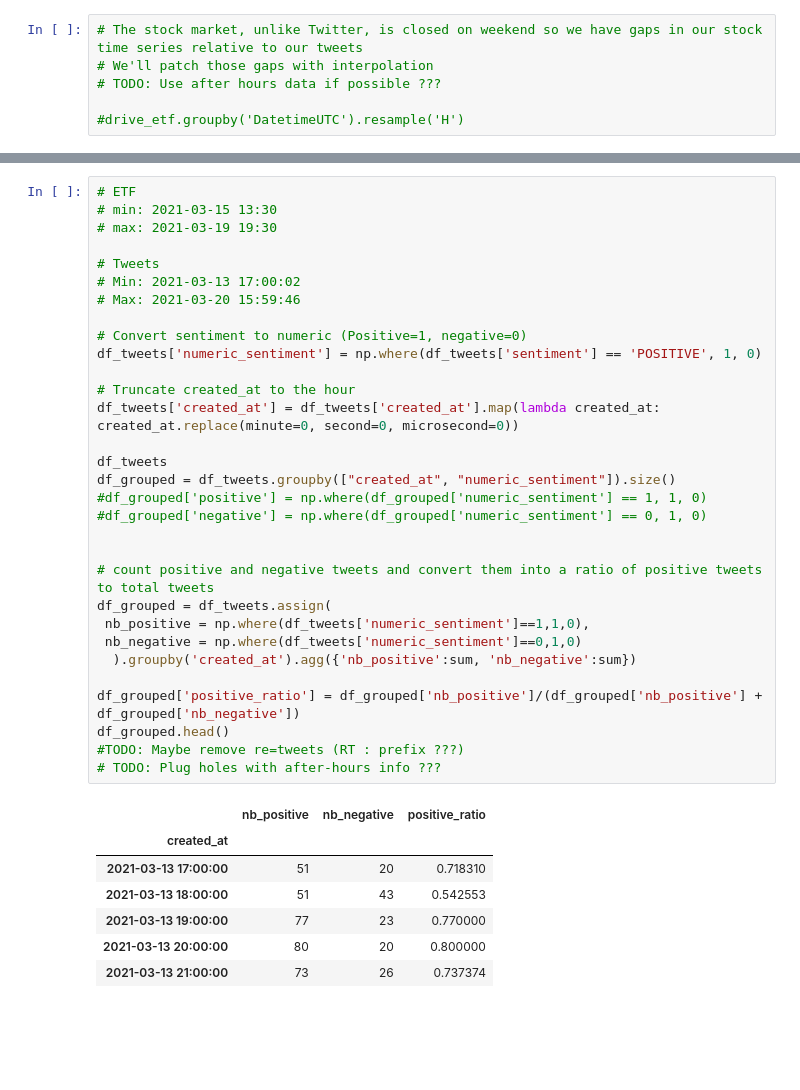
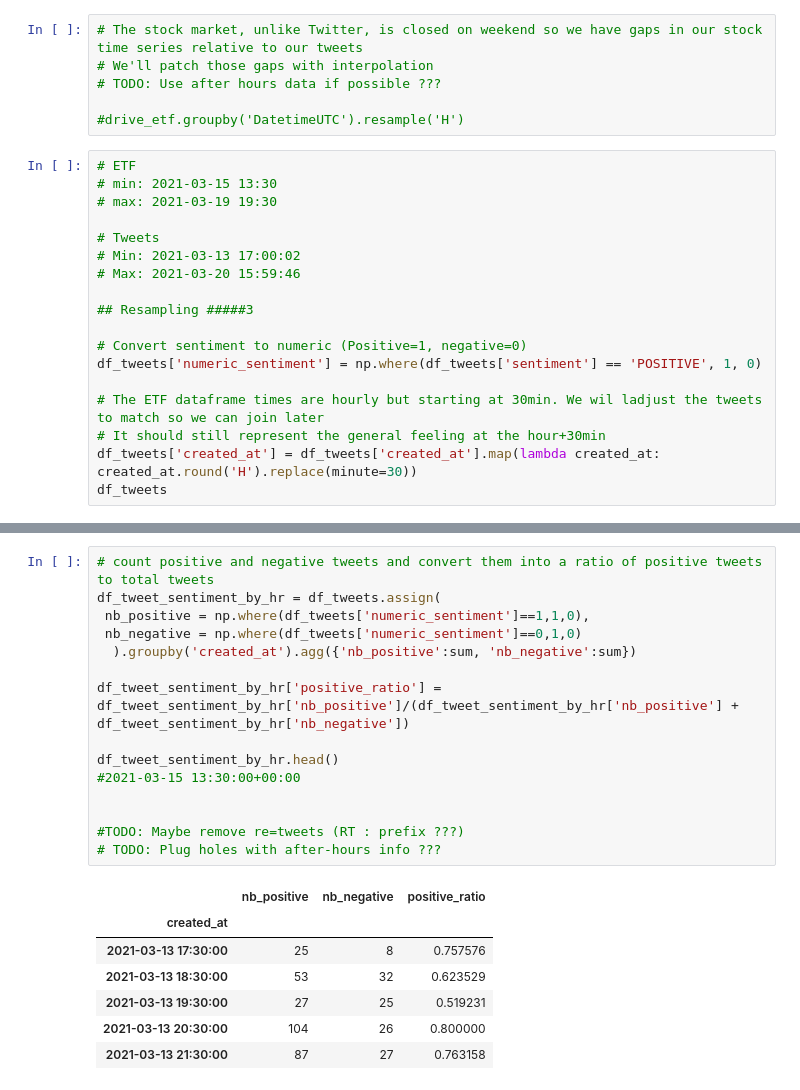
Before and after one commit to ml-group8/assignment, a Jupyter notebook: Stock_Price_Prediction_with_Sentiment_Analysis_Compare_Sentiment_and_Stock_Value.ipynb, the cells around one changed output, grey strips where cells are left out. Cells and saved outputs as stored; diff of their text form; blank space fills up the shorter version.

```diff
--- a/Stock_Price_Prediction_with_Sentiment_Analysis_Compare_Sentiment_and_Stock_Value.ipynb
+++ b/Stock_Price_Prediction_with_Sentiment_Analysis_Compare_Sentiment_and_Stock_Value.ipynb
@@ -99,3 +102,21 @@ drive_etf.head()
 # TODO: Use after hours data if possible ???
 
 #drive_etf.groupby('DatetimeUTC').resample('H')
+# %%
+# ETF
+# min: 2021-03-15 13:30
+# max: 2021-03-19 19:30
+
+# Tweets
+# Min: 2021-03-13 17:00:02
+# Max: 2021-03-20 15:59:46
+
+## Resampling #####3
+
+# Convert sentiment to numeric (Positive=1, negative=0)
+df_tweets['numeric_sentiment'] = np.where(df_tweets['sentiment'] == 'POSITIVE', 1, 0)
+
+# The ETF dataframe times are hourly but starting at 30min. We wil ladjust the tweets to match so we can join later
+# It should still represent the general feeling at the hour+30min
+df_tweets['created_at'] = df_tweets['created_at'].map(lambda created_at: created_at.round('H').replace(minute=30))
+df_tweets
@@ -102,39 +137,23 @@ drive_etf.head()
 # %%
-# ETF
-# min: 2021-03-15 13:30
-# max: 2021-03-19 19:30
-
-# Tweets
-# Min: 2021-03-13 17:00:02
-# Max: 2021-03-20 15:59:46
-
-# Convert sentiment to numeric (Positive=1, negative=0)
-df_tweets['numeric_sentiment'] = np.where(df_tweets['sentiment'] == 'POSITIVE', 1, 0)
-
-# Truncate created_at to the hour
-df_tweets['created_at'] = df_tweets['created_at'].map(lambda created_at: created_at.replace(minute=0, second=0, microsecond=0))
-
-df_tweets
-df_grouped = df_tweets.groupby(["created_at", "numeric_sentiment"]).size()
-#df_grouped['positive'] = np.where(df_grouped['numeric_sentiment'] == 1, 1, 0)
-#df_grouped['negative'] = np.where(df_grouped['numeric_sentiment'] == 0, 1, 0)
-
-
 # count positive and negative tweets and convert them into a ratio of positive tweets to total tweets
-df_grouped = df_tweets.assign(
+df_tweet_sentiment_by_hr = df_tweets.assign(
  nb_positive = np.where(df_tweets['numeric_sentiment']==1,1,0),
  nb_negative = np.where(df_tweets['numeric_sentiment']==0,1,0)
   ).groupby('created_at').agg({'nb_positive':sum, 'nb_negative':sum})
 
-df_grouped['positive_ratio'] = df_grouped['nb_positive']/(df_grouped['nb_positive'] + df_grouped['nb_negative'])
-df_grouped.head()
+df_tweet_sentiment_by_hr['positive_ratio'] = df_tweet_sentiment_by_hr['nb_positive']/(df_tweet_sentiment_by_hr['nb_positive'] + df_tweet_sentiment_by_hr['nb_negative'])
+
+df_tweet_sentiment_by_hr.head()
+#2021-03-15 13:30:00+00:00
+
+
 #TODO: Maybe remove re=tweets (RT : prefix ???)
 # TODO: Plug holes with after-hours info ???
 # %% [output]
 |  | nb_positive | nb_negative | positive_ratio |
 | created_at |  |  |  |
-| 2021-03-13 17:00:00 | 51 | 20 | 0.718310 |
-| 2021-03-13 18:00:00 | 51 | 43 | 0.542553 |
-| 2021-03-13 19:00:00 | 77 | 23 | 0.770000 |
-| 2021-03-13 20:00:00 | 80 | 20 | 0.800000 |
-| 2021-03-13 21:00:00 | 73 | 26 | 0.737374 |
+| 2021-03-13 17:30:00 | 25 | 8 | 0.757576 |
+| 2021-03-13 18:30:00 | 53 | 32 | 0.623529 |
+| 2021-03-13 19:30:00 | 27 | 25 | 0.519231 |
+| 2021-03-13 20:30:00 | 104 | 26 | 0.800000 |
+| 2021-03-13 21:30:00 | 87 | 27 | 0.763158 |
```
Also changed, not shown: parts of 15 cells of this notebook.
